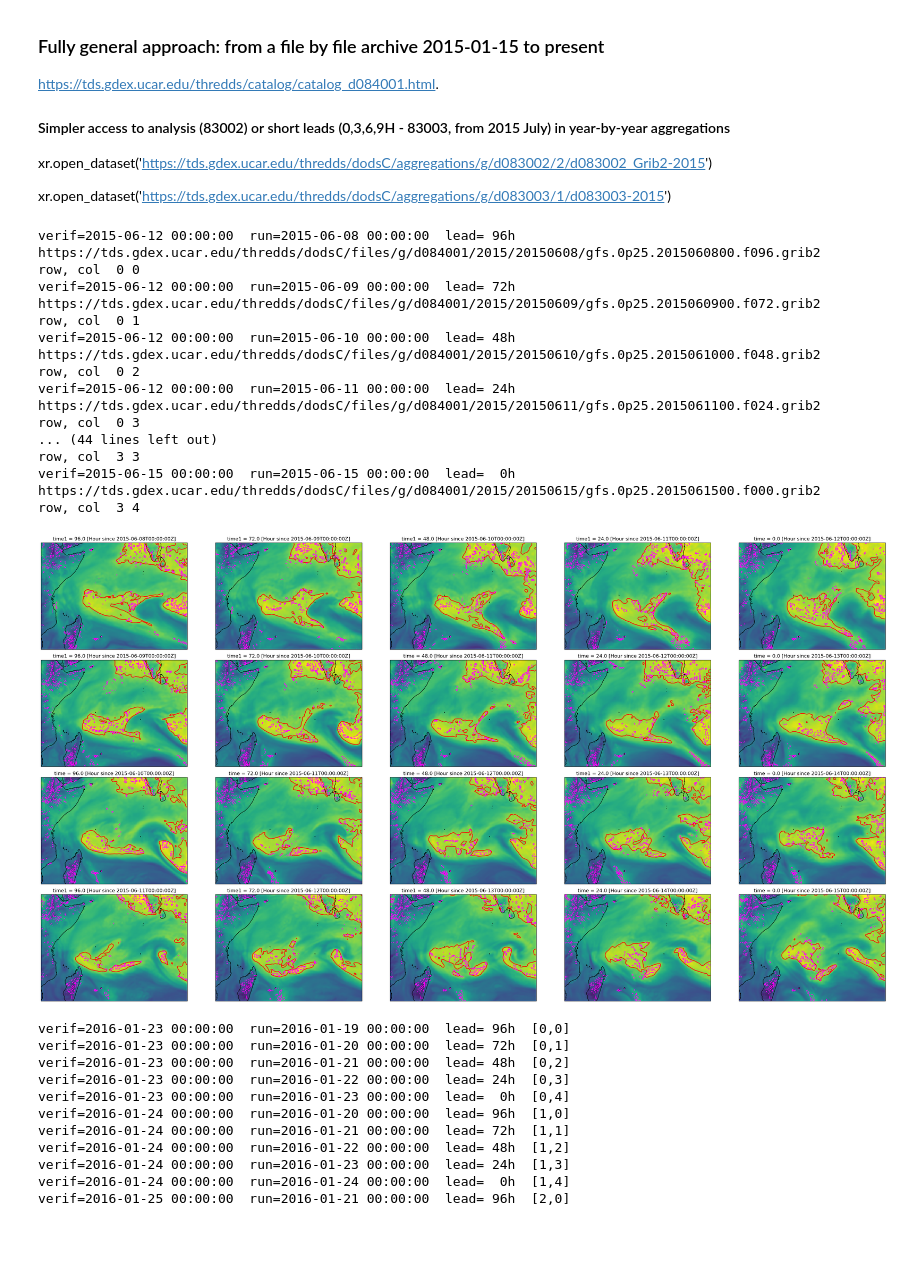
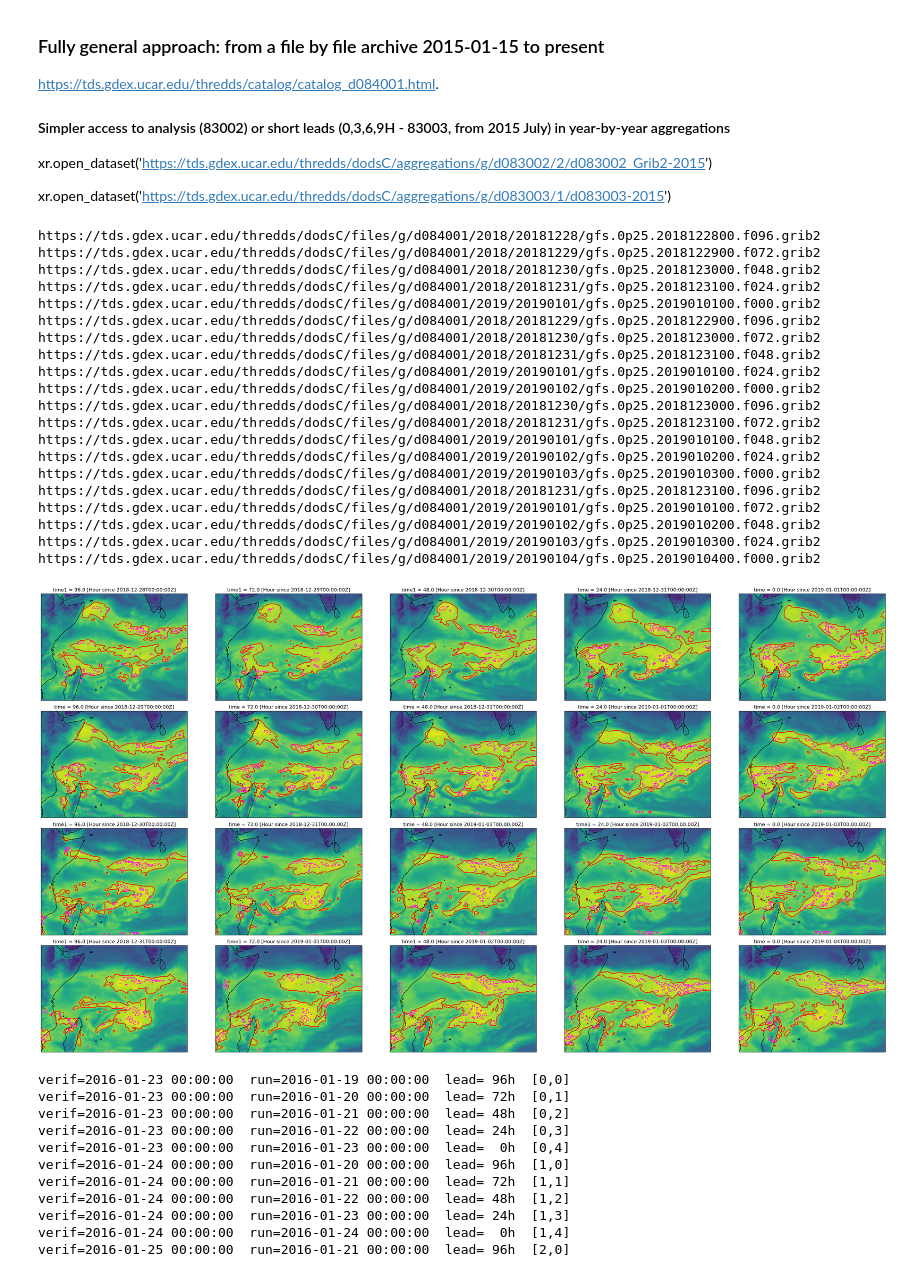
Before and after one commit to brianmapes/VaporLakes, a Jupyter notebook: GFS_analysis+fcst_leadloop.ipynb, the cells around one changed output. Cells and saved outputs as stored; diff of their text form; code cells hidden in the pictures; blank space fills up the shorter version.

```diff
--- a/GFS_analysis+fcst_leadloop.ipynb
+++ b/GFS_analysis+fcst_leadloop.ipynb
@@ -28,7 +28,9 @@ import numpy as np
 # Loop over times and leadtimes, making a matrix of plots
 # Right column is a series of analyses, each row leads up to it
 
-verification_time_final = "2015-06-15 00:00"
+#verification_time_final = "2015-06-15 00:00"
+verification_time_final = "2019-01-04 00:00"
+
 vt_offsets = [-72, -48, -24, 0]            # times for verification times
 lead_hours = 24 * np.arange(0, 5)          # from 0, 5 days every 24 hours
 lead_hours = 24 * np.arange(0, 5)[::-1]    # reversed for plot [96, 72, 48, 24, 0]
@@ -65,52 +67,55 @@ for irow, vt_offset in enumerate(vt_offsets):
 
 # OK we have the URL maker's inputs.
         url = (
             f"https://tds.gdex.ucar.edu/thredds/dodsC/files/g/d084001/"
             f"{run_time.year}/{run_time.year}{run_time.month:02d}{run_time.day:02d}/"
             f"gfs.0p25.{run_time.year}{run_time.month:02d}{run_time.day:02d}"
             f"{run_time.hour:02d}.f{lead:03d}.grib2"
         )
         #print(f"verif={verif_time}  run={run_time}  lead={lead:3d}h")
         print(url)
         #print('row, col ',irow, icol)
 
         ds = xr.open_dataset(url, decode_times=False, decode_coords=False)
 
 # Select geographic window, and vertically average omega, for these forecasts
         isobaric_dim = next(d for d in ds.Vertical_velocity_pressure_isobaric.dims if "isobaric" in d)
         CVV_WEIOa = ds.Vertical_velocity_pressure_isobaric. \
              sel(lat=latslice, lon=lonslice).squeeze().mean(dim=isobaric_dim)
         CWV_WEIOa = ds.Precipitable_water_entire_atmosphere_single_layer. \
              sel(lat=latslice, lon=lonslice).squeeze()
 
         ax = axes[irow, icol]
 
         CWV_WEIOa.plot(ax=ax, vmin=0, vmax=65, add_colorbar=False) #, cbar_kwargs={'shrink': 0.5})
         CWV_WEIOa.plot.contour(ax=ax, levels=[54], colors='red')
         CVV_WEIOa.plot.contour(ax=ax, levels=[-1,-0.5,-0.25], colors='magenta')
         ax.coastlines()
 
 plt.tight_layout()
-plt.savefig('/Users/bmapes/Downloads/2015-06-15_GFScasts.pdf')
+plt.savefig('/Users/bmapes/Downloads/'+verification_time_final+'.pdf')
 # %% [output]
-verif=2015-06-12 00:00:00  run=2015-06-08 00:00:00  lead= 96h
-https://tds.gdex.ucar.edu/thredds/dodsC/files/g/d084001/2015/20150608/gfs.0p25.2015060800.f096.grib2
-row, col  0 0
-verif=2015-06-12 00:00:00  run=2015-06-09 00:00:00  lead= 72h
-https://tds.gdex.ucar.edu/thredds/dodsC/files/g/d084001/2015/20150609/gfs.0p25.2015060900.f072.grib2
-row, col  0 1
-verif=2015-06-12 00:00:00  run=2015-06-10 00:00:00  lead= 48h
-https://tds.gdex.ucar.edu/thredds/dodsC/files/g/d084001/2015/20150610/gfs.0p25.2015061000.f048.grib2
-row, col  0 2
-verif=2015-06-12 00:00:00  run=2015-06-11 00:00:00  lead= 24h
-https://tds.gdex.ucar.edu/thredds/dodsC/files/g/d084001/2015/20150611/gfs.0p25.2015061100.f024.grib2
-row, col  0 3
-... (44 lines left out)
-row, col  3 3
-verif=2015-06-15 00:00:00  run=2015-06-15 00:00:00  lead=  0h
-https://tds.gdex.ucar.edu/thredds/dodsC/files/g/d084001/2015/20150615/gfs.0p25.2015061500.f000.grib2
-row, col  3 4
+https://tds.gdex.ucar.edu/thredds/dodsC/files/g/d084001/2018/20181228/gfs.0p25.2018122800.f096.grib2
+https://tds.gdex.ucar.edu/thredds/dodsC/files/g/d084001/2018/20181229/gfs.0p25.2018122900.f072.grib2
+https://tds.gdex.ucar.edu/thredds/dodsC/files/g/d084001/2018/20181230/gfs.0p25.2018123000.f048.grib2
+https://tds.gdex.ucar.edu/thredds/dodsC/files/g/d084001/2018/20181231/gfs.0p25.2018123100.f024.grib2
+https://tds.gdex.ucar.edu/thredds/dodsC/files/g/d084001/2019/20190101/gfs.0p25.2019010100.f000.grib2
+https://tds.gdex.ucar.edu/thredds/dodsC/files/g/d084001/2018/20181229/gfs.0p25.2018122900.f096.grib2
+https://tds.gdex.ucar.edu/thredds/dodsC/files/g/d084001/2018/20181230/gfs.0p25.2018123000.f072.grib2
+https://tds.gdex.ucar.edu/thredds/dodsC/files/g/d084001/2018/20181231/gfs.0p25.2018123100.f048.grib2
+https://tds.gdex.ucar.edu/thredds/dodsC/files/g/d084001/2019/20190101/gfs.0p25.2019010100.f024.grib2
+https://tds.gdex.ucar.edu/thredds/dodsC/files/g/d084001/2019/20190102/gfs.0p25.2019010200.f000.grib2
+https://tds.gdex.ucar.edu/thredds/dodsC/files/g/d084001/2018/20181230/gfs.0p25.2018123000.f096.grib2
+https://tds.gdex.ucar.edu/thredds/dodsC/files/g/d084001/2018/20181231/gfs.0p25.2018123100.f072.grib2
+https://tds.gdex.ucar.edu/thredds/dodsC/files/g/d084001/2019/20190101/gfs.0p25.2019010100.f048.grib2
+https://tds.gdex.ucar.edu/thredds/dodsC/files/g/d084001/2019/20190102/gfs.0p25.2019010200.f024.grib2
+https://tds.gdex.ucar.edu/thredds/dodsC/files/g/d084001/2019/20190103/gfs.0p25.2019010300.f000.grib2
+https://tds.gdex.ucar.edu/thredds/dodsC/files/g/d084001/2018/20181231/gfs.0p25.2018123100.f096.grib2
+https://tds.gdex.ucar.edu/thredds/dodsC/files/g/d084001/2019/20190101/gfs.0p25.2019010100.f072.grib2
+https://tds.gdex.ucar.edu/thredds/dodsC/files/g/d084001/2019/20190102/gfs.0p25.2019010200.f048.grib2
+https://tds.gdex.ucar.edu/thredds/dodsC/files/g/d084001/2019/20190103/gfs.0p25.2019010300.f024.grib2
+https://tds.gdex.ucar.edu/thredds/dodsC/files/g/d084001/2019/20190104/gfs.0p25.2019010400.f000.grib2
-[figure, old version]
+[figure, new version]
 # %%
 # Make it a function, so I can loop-call it for multiple dates.
 
```
